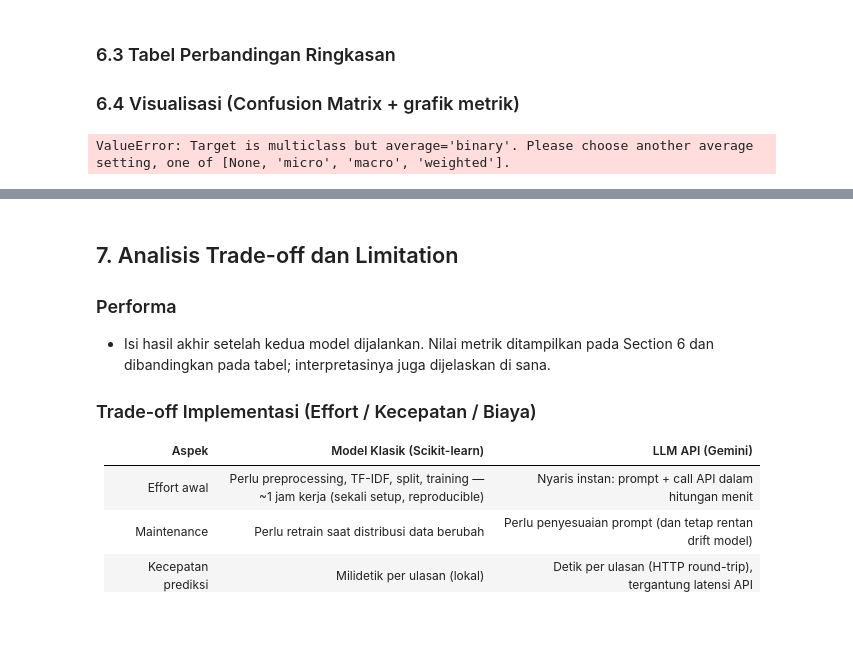
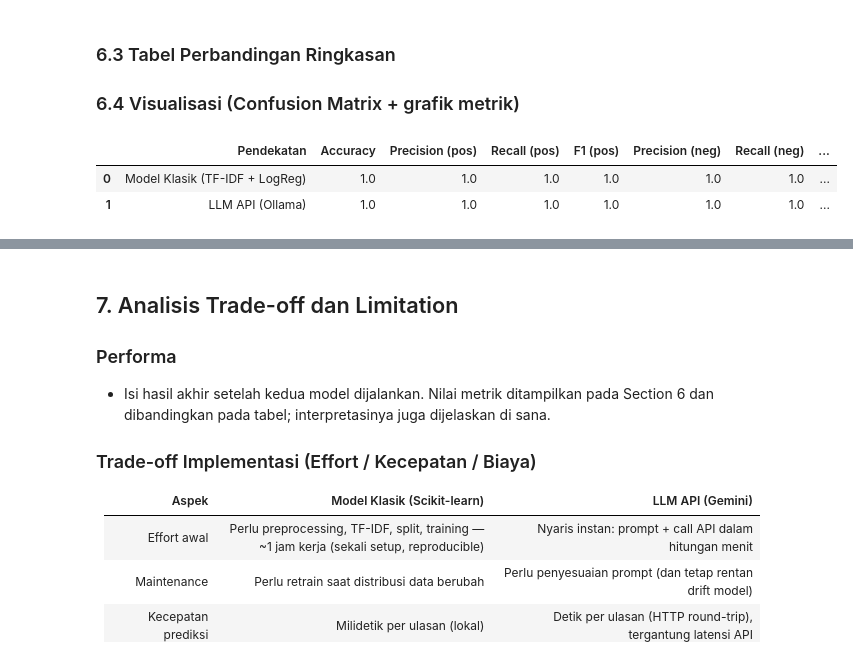
Before and after one commit to Khaw100/assignment-model-experiment-wipiii, a Jupyter notebook: notebook/experiment_notebook.ipynb, the cells around one changed output, grey strips where cells are left out. Saved outputs shown, nothing was run; the diff lists cells and outputs as text; code cells hidden in the pictures; blank space fills up the shorter version.

```diff
--- a/notebook/experiment_notebook.ipynb
+++ b/notebook/experiment_notebook.ipynb
@@ -310,28 +328,30 @@ ValueError: Target is multiclass but average='binary'. Please choose another ave
 # %%
 import pandas as pd
 
 def metrics_row(name, y_true, y_pred):
     if y_pred is None or len(y_pred) == 0:
         return {'Pendekatan': name, 'Status': 'belum dijalankan (API key belum diset)'}
     return {
         'Pendekatan': name,
         'Accuracy': accuracy_score(y_true, y_pred),
         'Precision (pos)': precision_score(y_true, y_pred, pos_label='positif', zero_division=0),
         'Recall (pos)': recall_score(y_true, y_pred, pos_label='positif', zero_division=0),
         'F1 (pos)': f1_score(y_true, y_pred, pos_label='positif', zero_division=0),
         'Precision (neg)': precision_score(y_true, y_pred, pos_label='negatif', zero_division=0),
         'Recall (neg)': recall_score(y_true, y_pred, pos_label='negatif', zero_division=0),
         'F1 (neg)': f1_score(y_true, y_pred, pos_label='negatif', zero_division=0),
     }
 
 rows = [metrics_row('Model Klasik (TF-IDF + LogReg)', y_test, y_pred_classic)]
 if client is not None:
-    rows.append(metrics_row('LLM API (Gemini)', y_test, y_pred_llm))
+    rows.append(metrics_row('LLM API (Ollama)', y_test, y_pred_llm))
 
 comparison_df = pd.DataFrame(rows)
 display(comparison_df)
 # %% [output]
-ValueError: Target is multiclass but average='binary'. Please choose another average setting, one of [None, 'micro', 'macro', 'weighted'].
+|  | Pendekatan | Accuracy | Precision (pos) | Recall (pos) | F1 (pos) | Precision (neg) | Recall (neg) | ... |
+| 0 | Model Klasik (TF-IDF + LogReg) | 1.0 | 1.0 | 1.0 | 1.0 | 1.0 | 1.0 | ... |
+| 1 | LLM API (Ollama) | 1.0 | 1.0 | 1.0 | 1.0 | 1.0 | 1.0 | ... |
 # %%
 import matplotlib.pyplot as plt
 import numpy as np
```
Also changed, not shown: parts of 10 cells of this notebook, 4 other files.
